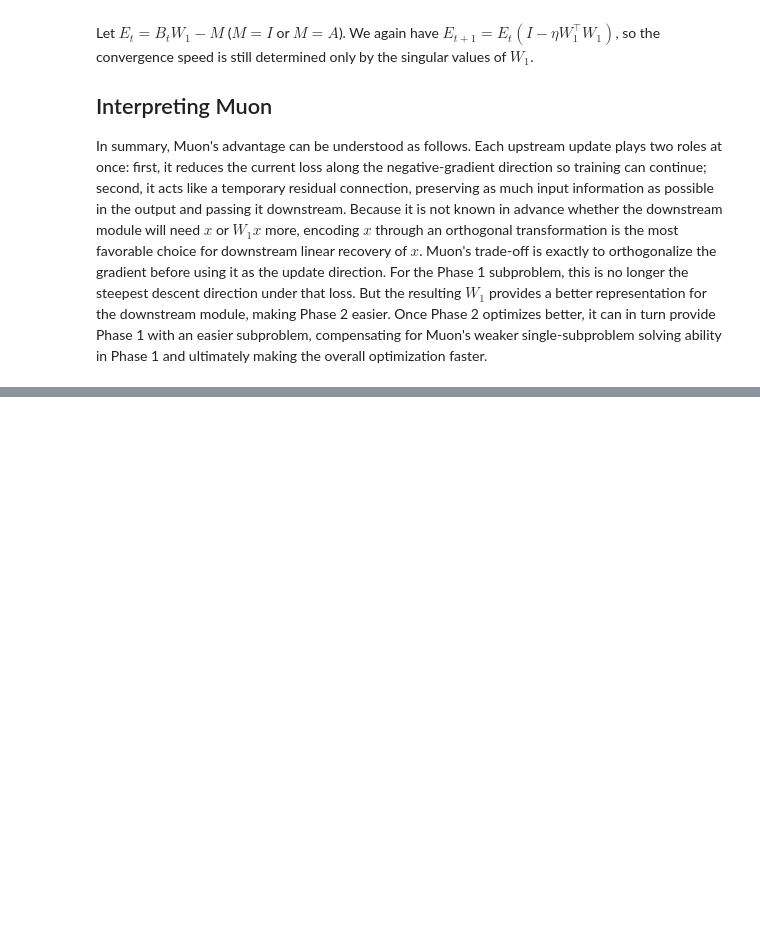
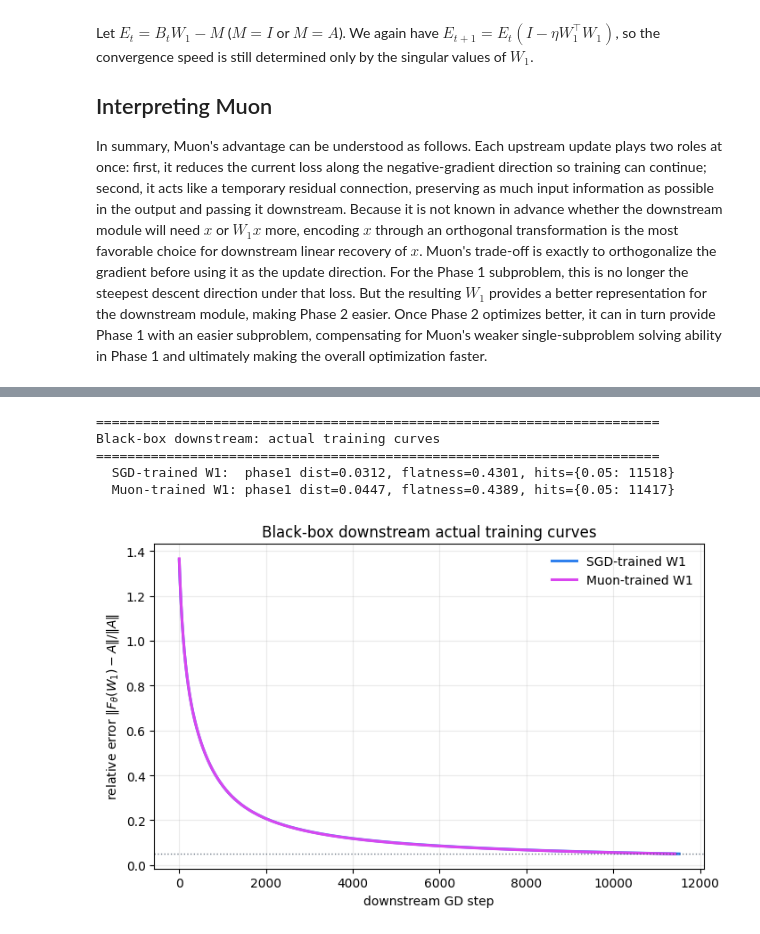
Before and after one commit to huanghao-sss/muon_interpretation, a Jupyter notebook: English/demo_muon_tradeoff.executed.ipynb, the cells around one changed output, grey strips where cells are left out. Saved outputs shown, nothing was run; the diff lists cells and outputs as text; code cells hidden in the pictures; blank space fills up the shorter version.

Commit message:
Add Jacobian tradeoff notebooks and Lean certificates

```diff
--- a/English/demo_muon_tradeoff.executed.ipynb
+++ b/English/demo_muon_tradeoff.executed.ipynb
@@ -258,0 +673,43 @@ In summary, Muon's advantage can be understood as follows. Each upstream update
+# %%
+BLACKBOX_ACTUAL_CURVES_FIG = "blackbox_actual_training_curves.png"
+
+
+def run_blackbox_actual_curve_plot():
+    sgd_result = train_blackbox_downstream(sgd_run["W1"], A, with_jacobian_checks=False)
+    muon_result = train_blackbox_downstream(muon_run["W1"], A, with_jacobian_checks=False)
+
+    print("\n" + "=" * 72)
+    print("Black-box downstream: actual training curves")
+    print("=" * 72)
+    print(
+        f"  SGD-trained W1:  phase1 dist={sgd_run['w1_dist'][-1]:.4f}, "
+        f"flatness={w1_spectrum_flatness(sgd_run['W1']):.4f}, hits={sgd_result['hits']}"
+    )
+    print(
+        f"  Muon-trained W1: phase1 dist={muon_run['w1_dist'][-1]:.4f}, "
+        f"flatness={w1_spectrum_flatness(muon_run['W1']):.4f}, hits={muon_result['hits']}"
+    )
+
+    fig, ax = plt.subplots(figsize=(7.2, 4.6))
+    ax.plot([x for x, _ in sgd_result["curve"]], [y for _, y in sgd_result["curve"]], label="SGD-trained W1", lw=2.2, color="#2F80ED")
+    ax.plot([x for x, _ in muon_result["curve"]], [y for _, y in muon_result["curve"]], label="Muon-trained W1", lw=2.2, color="#D946EF")
+    ax.axhline(BB_THRESHOLD, color="#243447", lw=1.0, ls=":", alpha=0.65)
+    ax.set_xlabel("downstream GD step")
+    ax.set_ylabel(r"relative error $\|F_\theta(W_1)-A\|/\|A\|$")
+    ax.set_title("Black-box downstream actual training curves")
+    ax.grid(True, alpha=0.25)
+    ax.legend(frameon=False)
+    fig.tight_layout()
+    fig.savefig(BLACKBOX_ACTUAL_CURVES_FIG, dpi=180)
+    plt.show()
+    return {"sgd": sgd_result, "muon": muon_result}
+
+
+blackbox_actual_curve_results = run_blackbox_actual_curve_plot()
+# %% [output]
+========================================================================
+Black-box downstream: actual training curves
+========================================================================
+  SGD-trained W1:  phase1 dist=0.0312, flatness=0.4301, hits={0.05: 11518}
+  Muon-trained W1: phase1 dist=0.0447, flatness=0.4389, hits={0.05: 11417}
+[figure, added]
```
Also changed, not shown: parts of 6 cells of this notebook, 21 other files.
